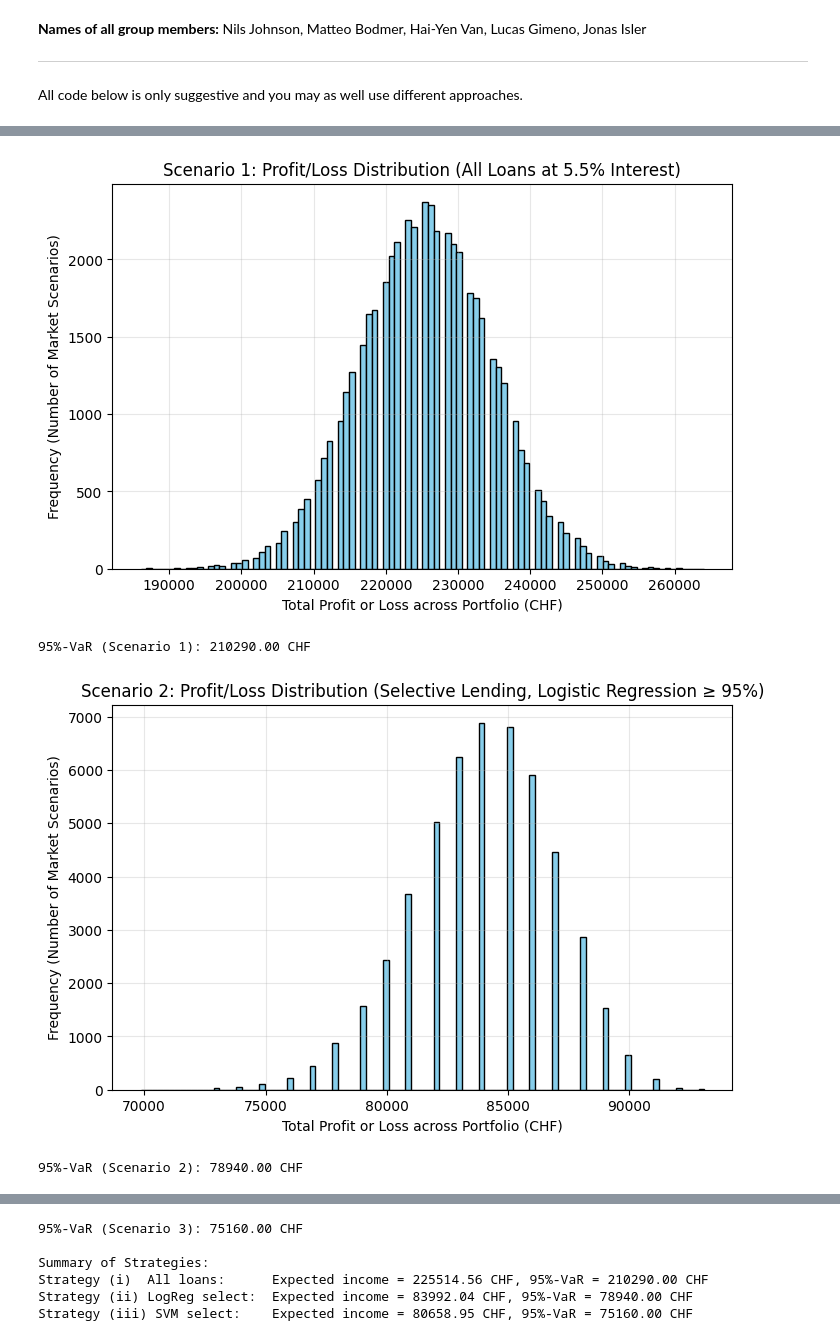
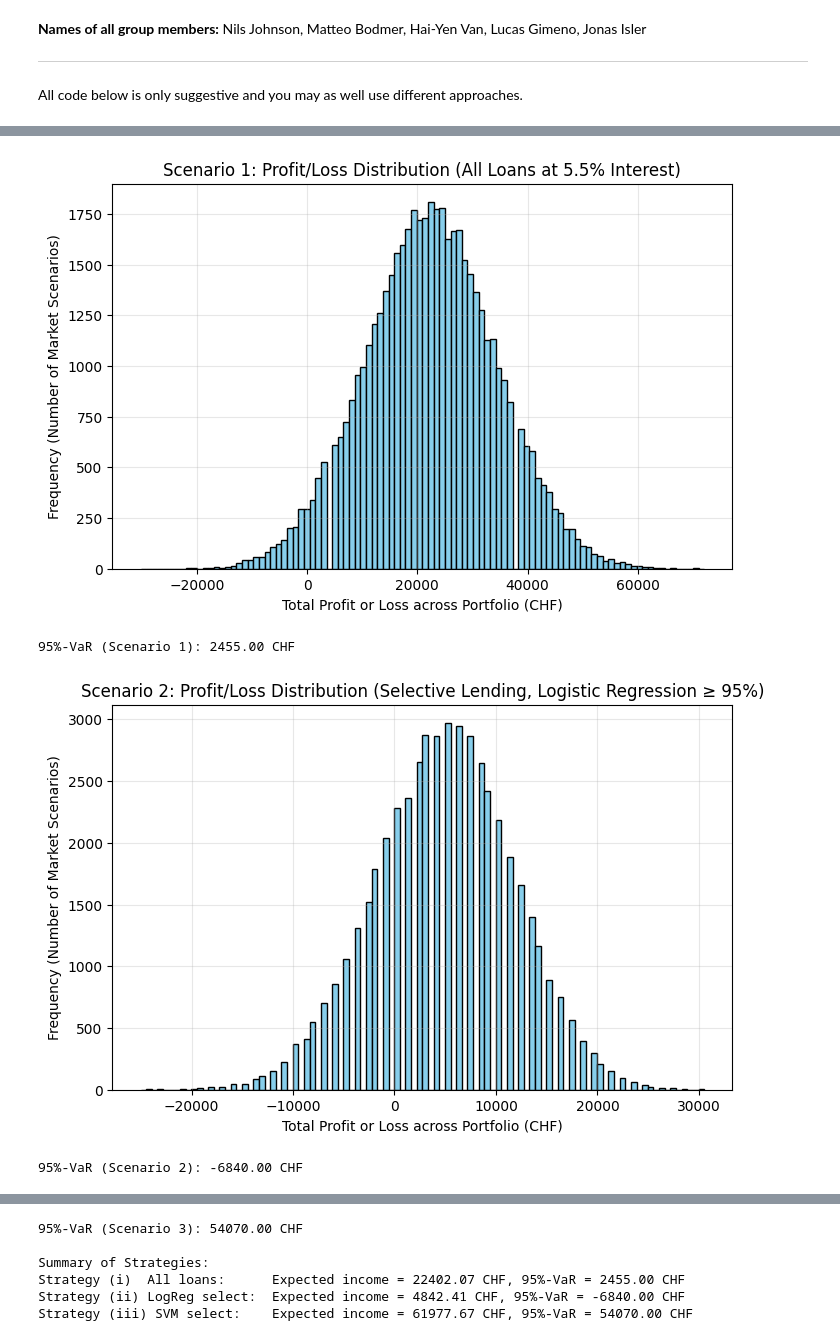
Before and after one commit to njohnson433/Machine-Learning-in-Finance-Insurance-HS25, a Jupyter notebook: project_2/assignment2_template.ipynb, the cells around one changed output, grey strips where cells are left out. Drawn from its saved outputs; the diff is of its cells as text; code cells hidden in the pictures.

```diff
--- a/project_2/assignment2_template.ipynb
+++ b/project_2/assignment2_template.ipynb
@@ -58,8 +63,12 @@ def p2(x):
     age, income, emp = x[:,0], x[:,1], x[:,2]
     indicator_1 = (age < 25).astype(float)
     indicator_2 = (age > 75).astype(float)
-    z = 5 - 10*indicator_1 + 10*indicator_2 + 1.1*income - emp
+    z = 5 - 10*indicator_1 - 10*indicator_2 + 1.1*income - emp
     return sigmoid(z)
+
+indicator = ((x1 < 25) | (x1 > 75)).astype(float)
+
+p2 = sigmoid(5 - 10*indicator + 1.1*x2 - x3)
 
 epsilon = np.random.uniform(size=(m+n))
 # build the first dataset
@@ -67,7 +76,7 @@ epsilon = np.random.uniform(size=(m+n))
 y_1 = (p1 >= epsilon).astype(int)
 
 # build the second dataset
-y_2 = (p2(data) >= epsilon).astype(int)
+y_2 = (p2 >= epsilon).astype(int)
 # %%
 # Exercise 2. a)
 from sklearn.linear_model import LogisticRegression
@@ -271,7 +280,7 @@ Dataset 2 : RHKS: 0.990
 k = 50000
 
 D = np.random.uniform(0, 1, size=(n, k))
-p2_vals = p2(data)[m:]
+p2_vals = p2[m:]
 D = (D <= p2_vals[:, None])
 
 # Scenario 1:
@@ -305,12 +314,10 @@ print(f"95%-VaR (Scenario 1): {VaR_95_1:.2f} CHF")
 interest_2 = 0.01
 profit_2 = interest_2*loan
 
-# refill D according to the cases where loans where given
-D_2 = D[pred_test_2 >= 0.95,:]
+# add repayment or loss integrated with loan giving probability to the scenarios of D_2
+D_2 = np.where(~(pred_test_2[:, None] >= 0.95), 2, D*(pred_test_2[:, None] >= 0.95))
 
-# add repayment or loss to the scenarios of D_2
-D_2 = np.where(D_2 == 1, profit_2, -1*loan)
-
+D_2 = np.where(D_2 == 2, 0,np.where(D_2 == 1, profit_2, -1*loan))
 net_income_2 = D_2.sum(axis=0)
 
 mean_profit_2 = np.mean(net_income_2)
@@ -330,37 +337,36 @@ print(f"95%-VaR (Scenario 2): {VaR_95_2:.2f} CHF")
 
 # Scenario 3:
 # Define Portfolio and possible outcomes using the matrix D and the predicted default probabilities from the rkhs model
 interest_3 = 0.01
 profit_3 = loan*interest_3
 
 # refill D according to the cases where loans where given
-D_3 = D[pred_svm_test_2 >= 0.95,:]
+D_3 = np.where(~(pred_svm_test_2[:, None] >= 0.95), 2, D*(pred_svm_test_2[:, None] >= 0.95))
 
-# add repayment or loss to the scenarios of D_3
-D_3 = np.where(D_3 == 1, profit_3, -1*loan)
+D_3 = np.where(D_3 == 2, 0,np.where(D_3 == 1, profit_3, -1*loan))
 
 net_income_3 = D_3.sum(axis=0)
 mean_profit_3 = np.mean(net_income_3)
 
 # Plot histogram of profits & losses (which is simply the performance of each strategy in scenario k, i.e. a profit if positive or a loss if negative)
 plt.figure(figsize=(8,5))
 plt.hist(net_income_3, bins=100, edgecolor="black", color="skyblue")
 plt.title("Scenario 3: Profit/Loss Distribution (Selective Lending, SVM ≥ 95%)")
 plt.xlabel("Total Profit or Loss across Portfolio (CHF)")
 plt.ylabel("Frequency (Number of Market Scenarios)")
 plt.grid(alpha=0.3)
 plt.show()
 
 # Calculate expected profit & losses and 95%-VaR for each strategy
 VaR_95_3 = np.quantile(net_income_3, 0.05)
 print(f"95%-VaR (Scenario 3): {VaR_95_3:.2f} CHF")
 
 print("\nSummary of Strategies:")
 print(f"Strategy (i)  All loans:      Expected income = {mean_profit_1:.2f} CHF, 95%-VaR = {VaR_95_1:.2f} CHF")
 print(f"Strategy (ii) LogReg select:  Expected income = {mean_profit_2:.2f} CHF, 95%-VaR = {VaR_95_2:.2f} CHF")
 print(f"Strategy (iii) SVM select:    Expected income = {mean_profit_3:.2f} CHF, 95%-VaR = {VaR_95_3:.2f} CHF")
 # %% [output]
-[figure, old version]
+[figure, new version]
-95%-VaR (Scenario 1): 210290.00 CHF
+95%-VaR (Scenario 1): 2455.00 CHF
-[figure, old version]
+[figure, new version]
-95%-VaR (Scenario 2): 78940.00 CHF
+95%-VaR (Scenario 2): -6840.00 CHF
@@ -368,6 +374,6 @@ print(f"Strategy (iii) SVM select:    Expected income = {mean_profit_3:.2f} CHF,
-95%-VaR (Scenario 3): 75160.00 CHF
+95%-VaR (Scenario 3): 54070.00 CHF
 
 Summary of Strategies:
-Strategy (i)  All loans:      Expected income = 225514.56 CHF, 95%-VaR = 210290.00 CHF
-Strategy (ii) LogReg select:  Expected income = 83992.04 CHF, 95%-VaR = 78940.00 CHF
-Strategy (iii) SVM select:    Expected income = 80658.95 CHF, 95%-VaR = 75160.00 CHF
+Strategy (i)  All loans:      Expected income = 22402.07 CHF, 95%-VaR = 2455.00 CHF
+Strategy (ii) LogReg select:  Expected income = 4842.41 CHF, 95%-VaR = -6840.00 CHF
+Strategy (iii) SVM select:    Expected income = 61977.67 CHF, 95%-VaR = 54070.00 CHF
```
Also changed, not shown: parts of 5 cells of this notebook.
